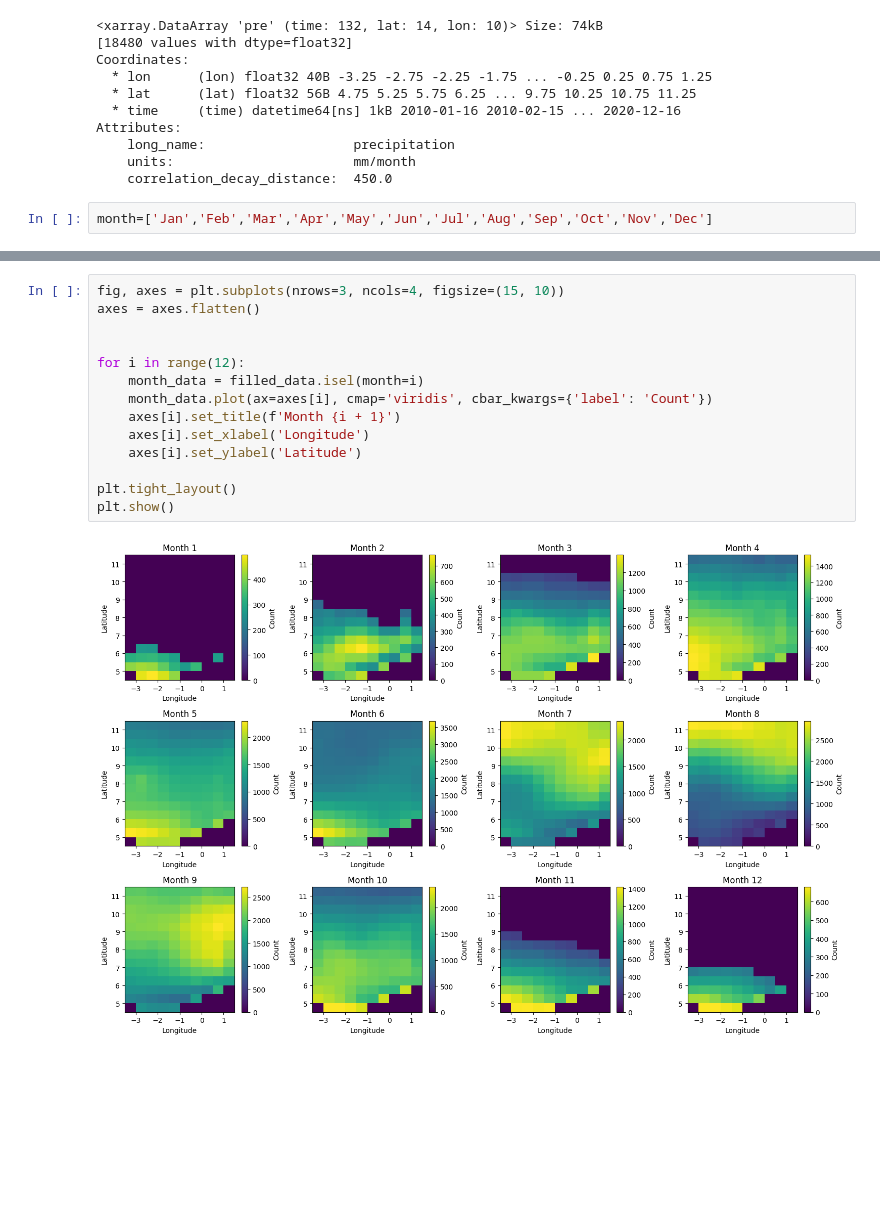
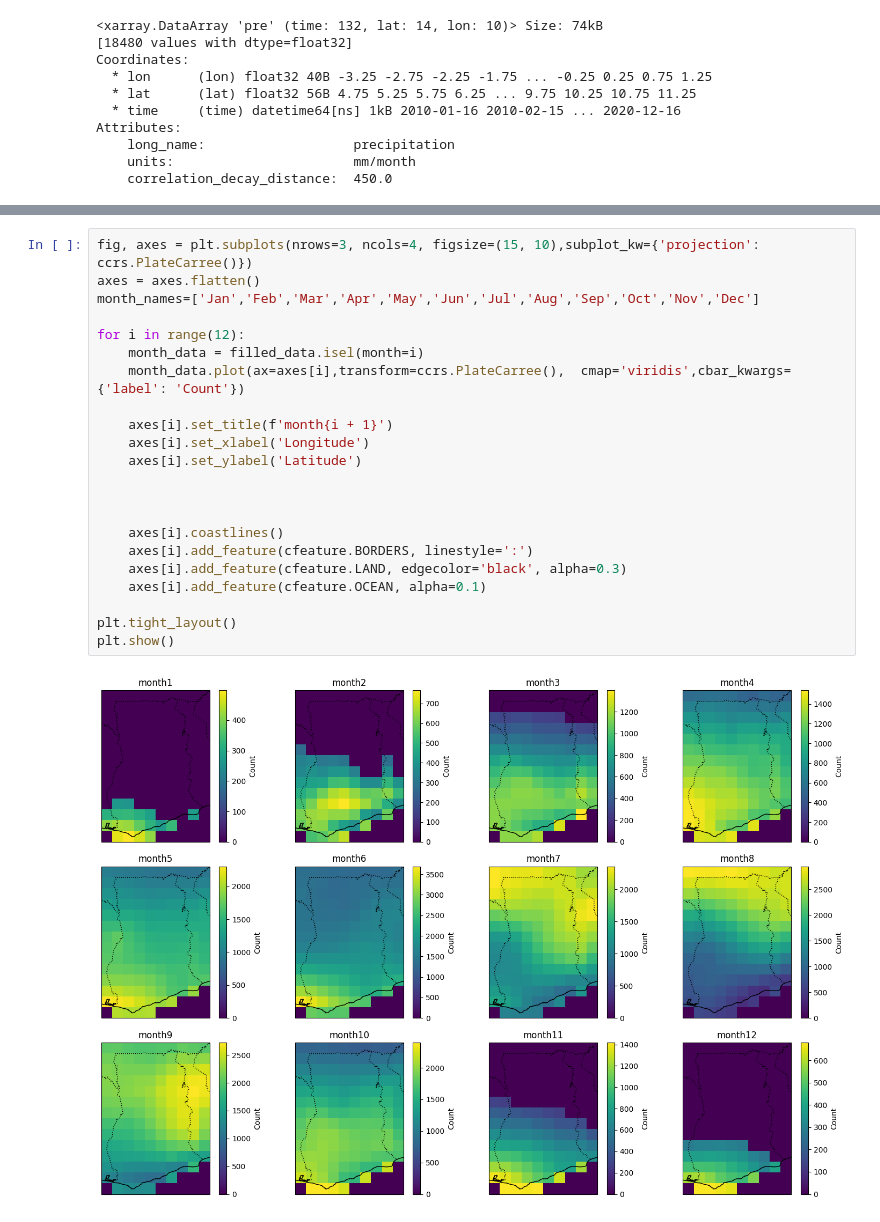
Before and after one commit to poppong72/First-python-Project, a Jupyter notebook: Oppong Prince.ipynb, the cells around one changed output, grey strips where cells are left out. Drawn from its saved outputs; the diff is of its cells as text; blank space fills up the shorter version.

```diff
--- a/Oppong Prince.ipynb
+++ b/Oppong Prince.ipynb
@@ -54,8 +54,6 @@ Attributes:
     long_name:                   precipitation
     units:                       mm/month
     correlation_decay_distance:  450.0
-# %%
-month=['Jan','Feb','Mar','Apr','May','Jun','Jul','Aug','Sep','Oct','Nov','Dec']
 # %%
 prep_t=prep_ght.groupby('time.month').sum('time')
 prep_t
@@ -141,18 +139,26 @@ Attributes:
     units:                       mm/month
     correlation_decay_distance:  450.0
 # %%
-fig, axes = plt.subplots(nrows=3, ncols=4, figsize=(15, 10))
+fig, axes = plt.subplots(nrows=3, ncols=4, figsize=(15, 10),subplot_kw={'projection': ccrs.PlateCarree()})
 axes = axes.flatten()
-
+month_names=['Jan','Feb','Mar','Apr','May','Jun','Jul','Aug','Sep','Oct','Nov','Dec']
 
 for i in range(12):
     month_data = filled_data.isel(month=i)
-    month_data.plot(ax=axes[i], cmap='viridis', cbar_kwargs={'label': 'Count'})
-    axes[i].set_title(f'Month {i + 1}')
+    month_data.plot(ax=axes[i],transform=ccrs.PlateCarree(),  cmap='viridis',cbar_kwargs={'label': 'Count'})
+
+    axes[i].set_title(f'month{i + 1}')
     axes[i].set_xlabel('Longitude')
     axes[i].set_ylabel('Latitude')
 
+
+
+    axes[i].coastlines()
+    axes[i].add_feature(cfeature.BORDERS, linestyle=':')
+    axes[i].add_feature(cfeature.LAND, edgecolor='black', alpha=0.3)
+    axes[i].add_feature(cfeature.OCEAN, alpha=0.1)
+
 plt.tight_layout()
 plt.show()
 # %% [output]
-[figure, old version]
+[figure, new version]
```
Also changed, not shown: parts of 1 cell of this notebook.
